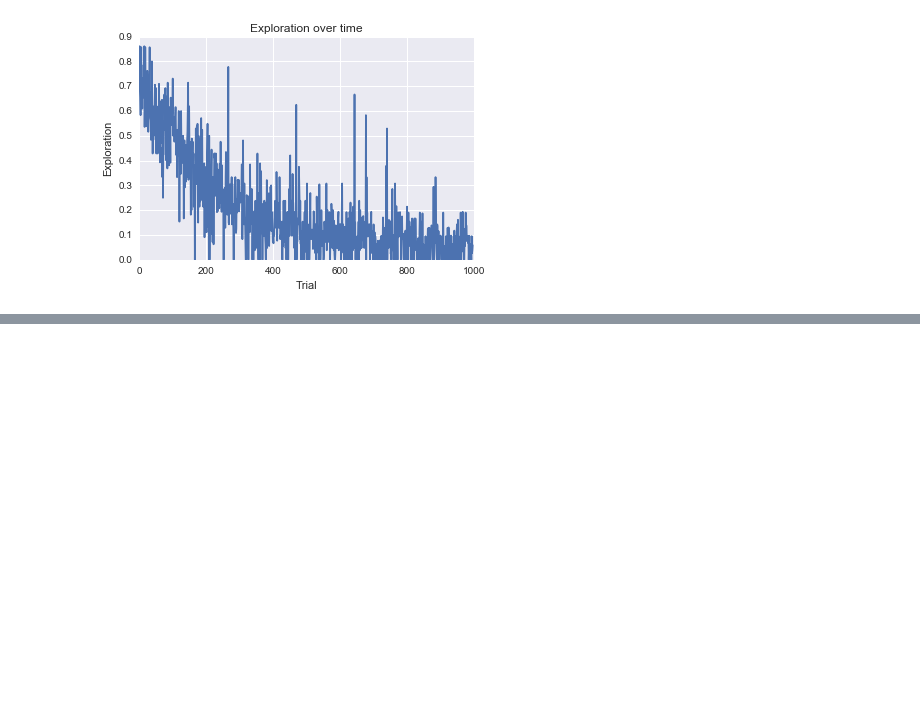
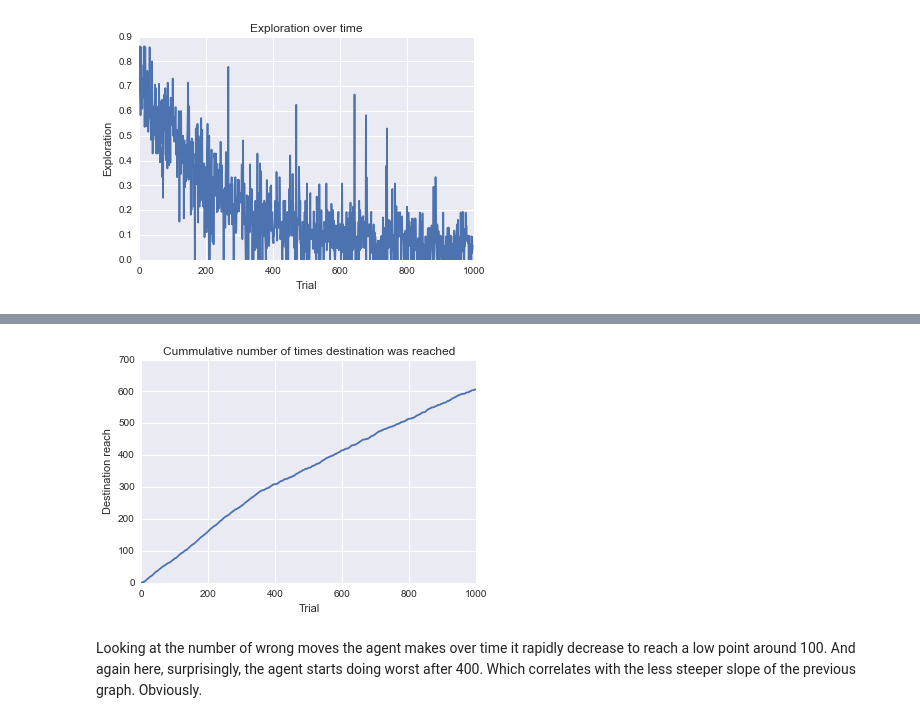
Before and after one commit to atremblay/MLND, a Jupyter notebook: P4/Train a Smartcab to Drive.ipynb, the cells around one changed output, grey strips where cells are left out. Drawn from its saved outputs; the diff is of its cells as text; code cells hidden in the pictures; blank space fills up the shorter version.

```diff
--- a/P4/Train a Smartcab to Drive.ipynb
+++ b/P4/Train a Smartcab to Drive.ipynb
@@ -116,3 +116,9 @@ With that said, I can notice that on a red light it either chooses to turn right
+# %%
+Image('success.png')
+# %% [output]
+[figure, added]
+# %% [markdown]
+Looking at the number of wrong moves the agent makes over time it rapidly decrease to reach a low point around 100. And again here, surprisingly, the agent starts doing worst after 400. Which correlates with the less steeper slope of the previous graph. Obviously.
 # %%
 Image('Wrong move.png')
 # %% [output]
```
Also changed, not shown: parts of 5 cells of this notebook, 3 other files.
